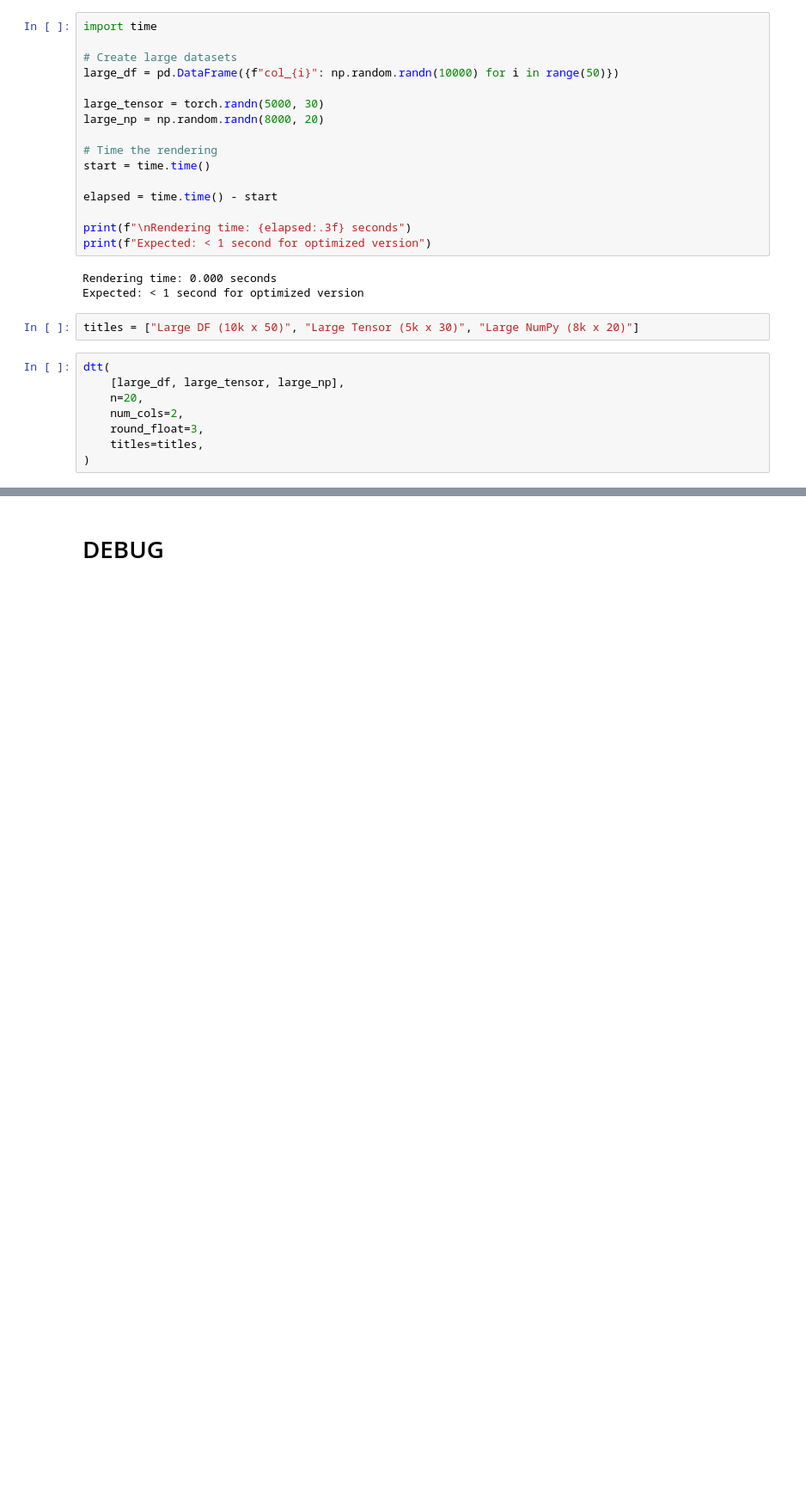
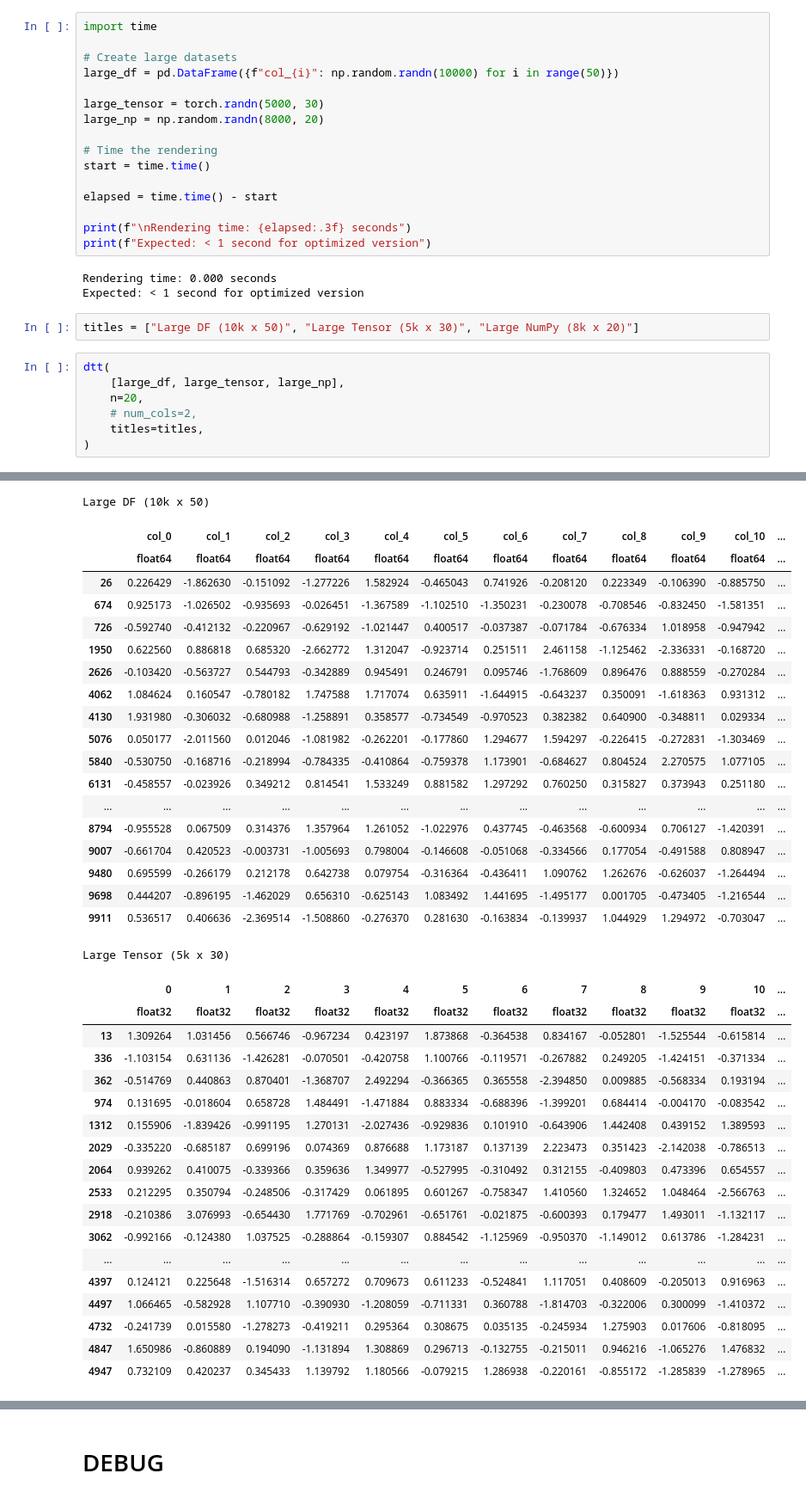
Before and after one commit to akseldkw07/kretsinger, a Jupyter notebook: kret_sandbox/dtt_debug.ipynb, the cells around one changed output, grey strips where cells are left out. Shown at 86% size. Cells and saved outputs as stored; diff of their text form; blank space fills up the shorter version.

```diff
--- a/kret_sandbox/dtt_debug.ipynb
+++ b/kret_sandbox/dtt_debug.ipynb
@@ -44,8 +44,7 @@ titles = ["Large DF (10k x 50)", "Large Tensor (5k x 30)", "Large NumPy (8k x 20
 dtt(
     [large_df, large_tensor, large_np],
     n=20,
-    num_cols=2,
-    round_float=3,
+    # num_cols=2,
     titles=titles,
 )
 # %% [output]
@@ -52,0 +51,38 @@ dtt(
+Large DF (10k x 50)
+|  | col_0 | col_1 | col_2 | col_3 | col_4 | col_5 | col_6 | col_7 | col_8 | col_9 | col_10 | ... |
+|  | float64 | float64 | float64 | float64 | float64 | float64 | float64 | float64 | float64 | float64 | float64 | ... |
+| 26 | 0.226429 | -1.862630 | -0.151092 | -1.277226 | 1.582924 | -0.465043 | 0.741926 | -0.208120 | 0.223349 | -0.106390 | -0.885750 | ... |
+| 674 | 0.925173 | -1.026502 | -0.935693 | -0.026451 | -1.367589 | -1.102510 | -1.350231 | -0.230078 | -0.708546 | -0.832450 | -1.581351 | ... |
+| 726 | -0.592740 | -0.412132 | -0.220967 | -0.629192 | -1.021447 | 0.400517 | -0.037387 | -0.071784 | -0.676334 | 1.018958 | -0.947942 | ... |
+| 1950 | 0.622560 | 0.886818 | 0.685320 | -2.662772 | 1.312047 | -0.923714 | 0.251511 | 2.461158 | -1.125462 | -2.336331 | -0.168720 | ... |
+| 2626 | -0.103420 | -0.563727 | 0.544793 | -0.342889 | 0.945491 | 0.246791 | 0.095746 | -1.768609 | 0.896476 | 0.888559 | -0.270284 | ... |
+| 4062 | 1.084624 | 0.160547 | -0.780182 | 1.747588 | 1.717074 | 0.635911 | -1.644915 | -0.643237 | 0.350091 | -1.618363 | 0.931312 | ... |
+| 4130 | 1.931980 | -0.306032 | -0.680988 | -1.258891 | 0.358577 | -0.734549 | -0.970523 | 0.382382 | 0.640900 | -0.348811 | 0.029334 | ... |
+| 5076 | 0.050177 | -2.011560 | 0.012046 | -1.081982 | -0.262201 | -0.177860 | 1.294677 | 1.594297 | -0.226415 | -0.272831 | -1.303469 | ... |
+| 5840 | -0.530750 | -0.168716 | -0.218994 | -0.784335 | -0.410864 | -0.759378 | 1.173901 | -0.684627 | 0.804524 | 2.270575 | 1.077105 | ... |
+| 6131 | -0.458557 | -0.023926 | 0.349212 | 0.814541 | 1.533249 | 0.881582 | 1.297292 | 0.760250 | 0.315827 | 0.373943 | 0.251180 | ... |
+| ... | ... | ... | ... | ... | ... | ... | ... | ... | ... | ... | ... | ... |
+| 8794 | -0.955528 | 0.067509 | 0.314376 | 1.357964 | 1.261052 | -1.022976 | 0.437745 | -0.463568 | -0.600934 | 0.706127 | -1.420391 | ... |
+| 9007 | -0.661704 | 0.420523 | -0.003731 | -1.005693 | 0.798004 | -0.146608 | -0.051068 | -0.334566 | 0.177054 | -0.491588 | 0.808947 | ... |
+| 9480 | 0.695599 | -0.266179 | 0.212178 | 0.642738 | 0.079754 | -0.316364 | -0.436411 | 1.090762 | 1.262676 | -0.626037 | -1.264494 | ... |
+| 9698 | 0.444207 | -0.896195 | -1.462029 | 0.656310 | -0.625143 | 1.083492 | 1.441695 | -1.495177 | 0.001705 | -0.473405 | -1.216544 | ... |
+| 9911 | 0.536517 | 0.406636 | -2.369514 | -1.508860 | -0.276370 | 0.281630 | -0.163834 | -0.139937 | 1.044929 | 1.294972 | -0.703047 | ... |
+Large Tensor (5k x 30)
+|  | 0 | 1 | 2 | 3 | 4 | 5 | 6 | 7 | 8 | 9 | 10 | ... |
+|  | float32 | float32 | float32 | float32 | float32 | float32 | float32 | float32 | float32 | float32 | float32 | ... |
+| 13 | 1.309264 | 1.031456 | 0.566746 | -0.967234 | 0.423197 | 1.873868 | -0.364538 | 0.834167 | -0.052801 | -1.525544 | -0.615814 | ... |
+| 336 | -1.103154 | 0.631136 | -1.426281 | -0.070501 | -0.420758 | 1.100766 | -0.119571 | -0.267882 | 0.249205 | -1.424151 | -0.371334 | ... |
+| 362 | -0.514769 | 0.440863 | 0.870401 | -1.368707 | 2.492294 | -0.366365 | 0.365558 | -2.394850 | 0.009885 | -0.568334 | 0.193194 | ... |
+| 974 | 0.131695 | -0.018604 | 0.658728 | 1.484491 | -1.471884 | 0.883334 | -0.688396 | -1.399201 | 0.684414 | -0.004170 | -0.083542 | ... |
+| 1312 | 0.155906 | -1.839426 | -0.991195 | 1.270131 | -2.027436 | -0.929836 | 0.101910 | -0.643906 | 1.442408 | 0.439152 | 1.389593 | ... |
+| 2029 | -0.335220 | -0.685187 | 0.699196 | 0.074369 | 0.876688 | 1.173187 | 0.137139 | 2.223473 | 0.351423 | -2.142038 | -0.786513 | ... |
+| 2064 | 0.939262 | 0.410075 | -0.339366 | 0.359636 | 1.349977 | -0.527995 | -0.310492 | 0.312155 | -0.409803 | 0.473396 | 0.654557 | ... |
+| 2533 | 0.212295 | 0.350794 | -0.248506 | -0.317429 | 0.061895 | 0.601267 | -0.758347 | 1.410560 | 1.324652 | 1.048464 | -2.566763 | ... |
+| 2918 | -0.210386 | 3.076993 | -0.654430 | 1.771769 | -0.702961 | -0.651761 | -0.021875 | -0.600393 | 0.179477 | 1.493011 | -1.132117 | ... |
+| 3062 | -0.992166 | -0.124380 | 1.037525 | -0.288864 | -0.159307 | 0.884542 | -1.125969 | -0.950370 | -1.149012 | 0.613786 | -1.284231 | ... |
+| ... | ... | ... | ... | ... | ... | ... | ... | ... | ... | ... | ... | ... |
+| 4397 | 0.124121 | 0.225648 | -1.516314 | 0.657272 | 0.709673 | 0.611233 | -0.524841 | 1.117051 | 0.408609 | -0.205013 | 0.916963 | ... |
+| 4497 | 1.066465 | -0.582928 | 1.107710 | -0.390930 | -1.208059 | -0.711331 | 0.360788 | -1.814703 | -0.322006 | 0.300099 | -1.410372 | ... |
+| 4732 | -0.241739 | 0.015580 | -1.278273 | -0.419211 | 0.295364 | 0.308675 | 0.035135 | -0.245934 | 1.275903 | 0.017606 | -0.818095 | ... |
+| 4847 | 1.650986 | -0.860889 | 0.194090 | -1.131894 | 1.308869 | 0.296713 | -0.132755 | -0.215011 | 0.946216 | -1.065276 | 1.476832 | ... |
+| 4947 | 0.732109 | 0.420237 | 0.345433 | 1.139792 | 1.180566 | -0.079215 | 1.286938 | -0.220161 | -0.855172 | -1.285839 | -1.278965 | ... |
```
Also changed, not shown: parts of 7 cells of this notebook, 3 other files.
